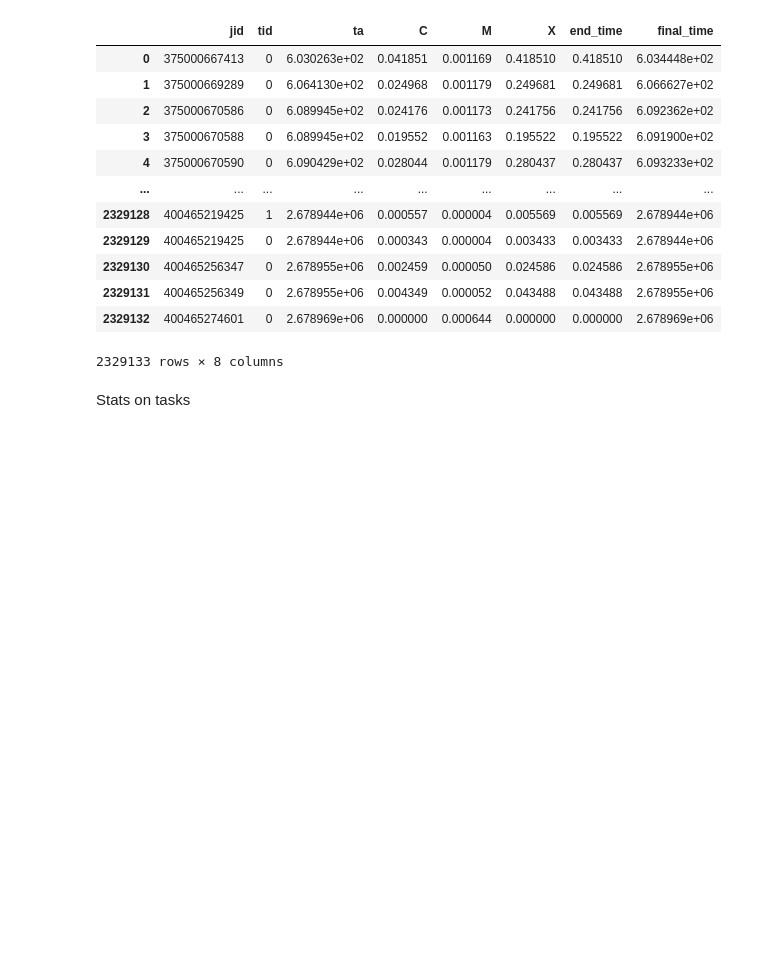
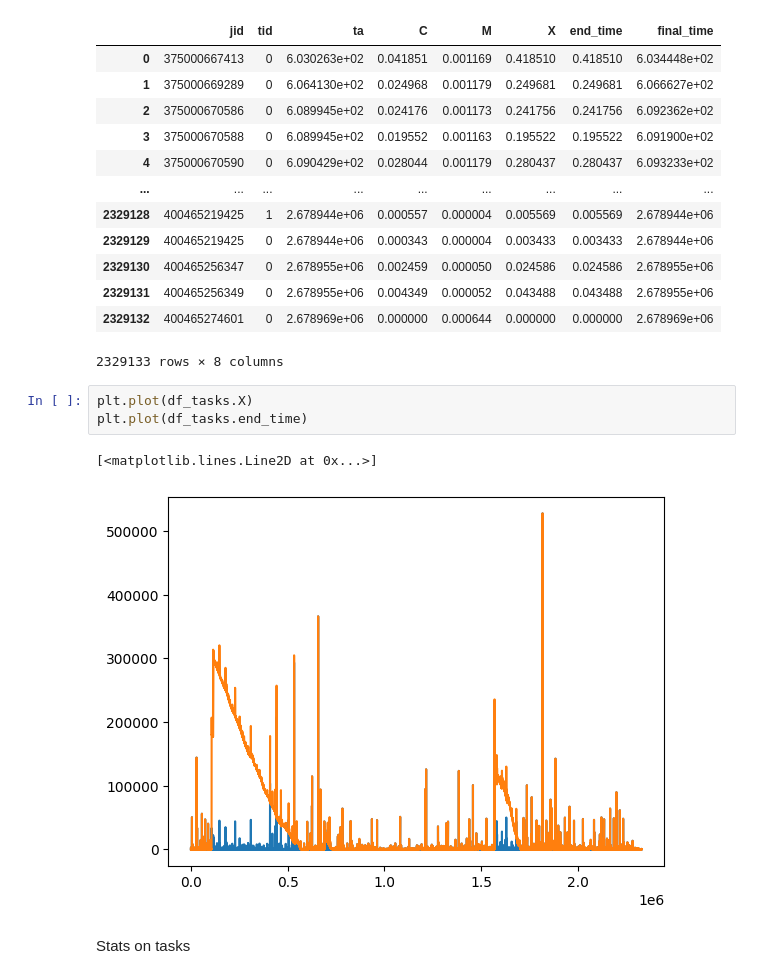
Before and after one commit to Matteo-Candi/Data_Center, a Jupyter notebook: Hw_2/main.ipynb, the cells around one changed output. Drawn from its saved outputs; the diff is of its cells as text; blank space fills up the shorter version.

Commit message:
altro plot

```diff
--- a/Hw_2/main.ipynb
+++ b/Hw_2/main.ipynb
@@ -260,6 +260,12 @@ display(df_tasks)
 | 2329131 | 400465256349 | 0 | 2.678955e+06 | 0.004349 | 0.000052 | 0.043488 | 0.043488 | 2.678955e+06 |
 | 2329132 | 400465274601 | 0 | 2.678969e+06 | 0.000000 | 0.000644 | 0.000000 | 0.000000 | 2.678969e+06 |
 2329133 rows × 8 columns
+# %%
+plt.plot(df_tasks.X)
+plt.plot(df_tasks.end_time)
+# %% [output]
+[<matplotlib.lines.Line2D at 0x...>]
+[figure, added]
 # %% [markdown]
 Stats on tasks
 # %%
```
